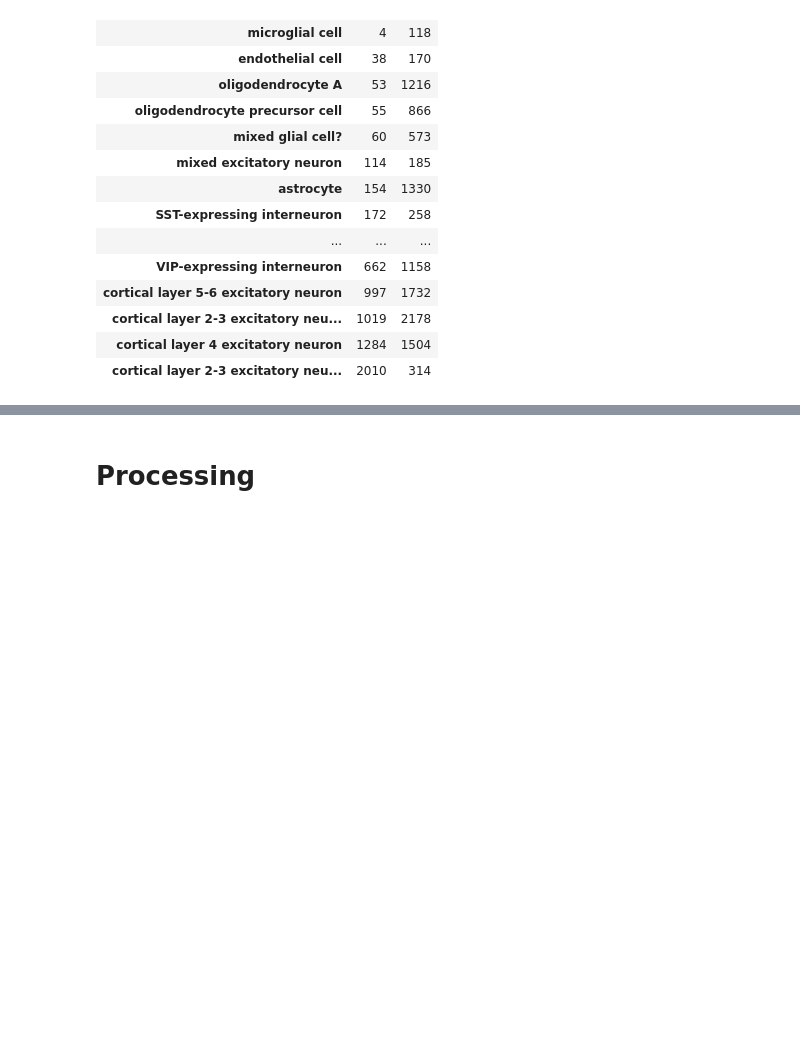
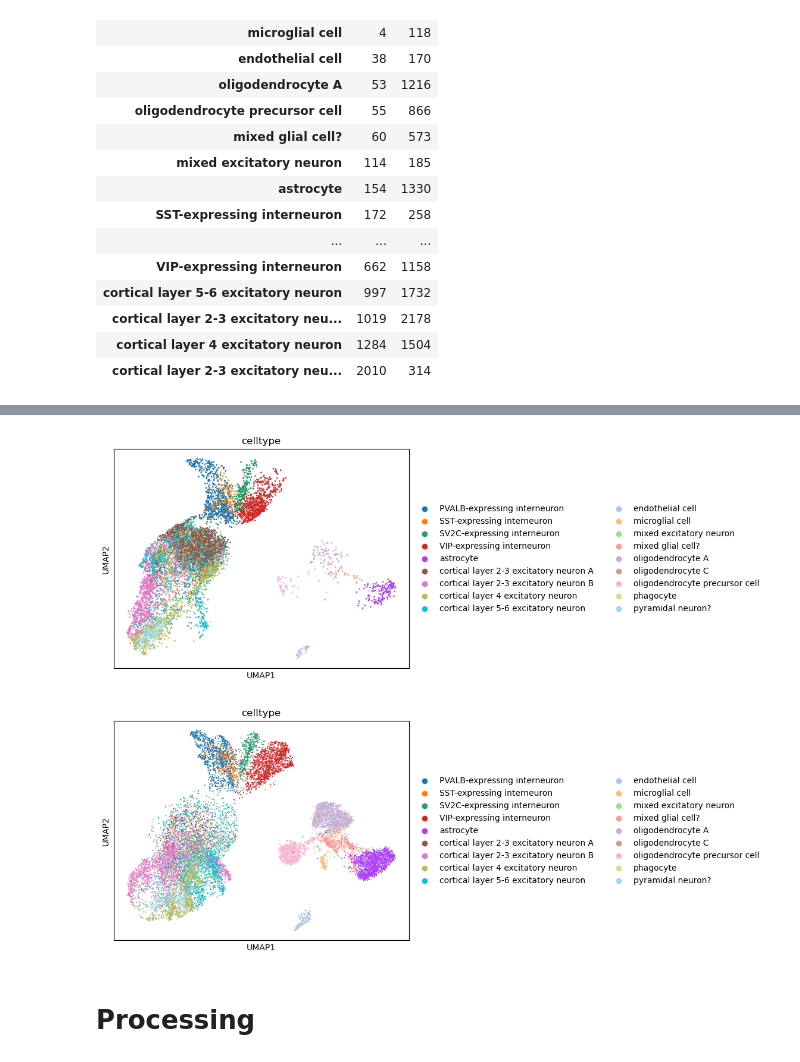
Before and after one commit to SelinaErnst/ClinicalBioinformatics_scGPT_annot_prj, a Jupyter notebook: experiment03-scGPT/scripts/01_ms_dataset.ipynb, the cells around one changed output, grey strips where cells are left out. Drawn from its saved outputs; the diff is of its cells as text; code cells hidden in the pictures; blank space fills up the shorter version.

```diff
--- a/experiment03-scGPT/scripts/01_ms_dataset.ipynb
+++ b/experiment03-scGPT/scripts/01_ms_dataset.ipynb
@@ -212,5 +217,9 @@ plt.close()
 # %%
-# myutils.select_celltype(adata_test_raw, 'phagocyte')
+sc.pl.umap(adata_combined[adata_combined.obs.str_batch == "0"], color=["celltype"])
+sc.pl.umap(adata_combined[adata_combined.obs.str_batch == "1"], color=["celltype"])
+# %% [output]
+[figure, added]
+[figure, added]
 # %% [markdown]
 # Processing
 # %%
```
Also changed, not shown: parts of 3 cells of this notebook, 9 other files.
